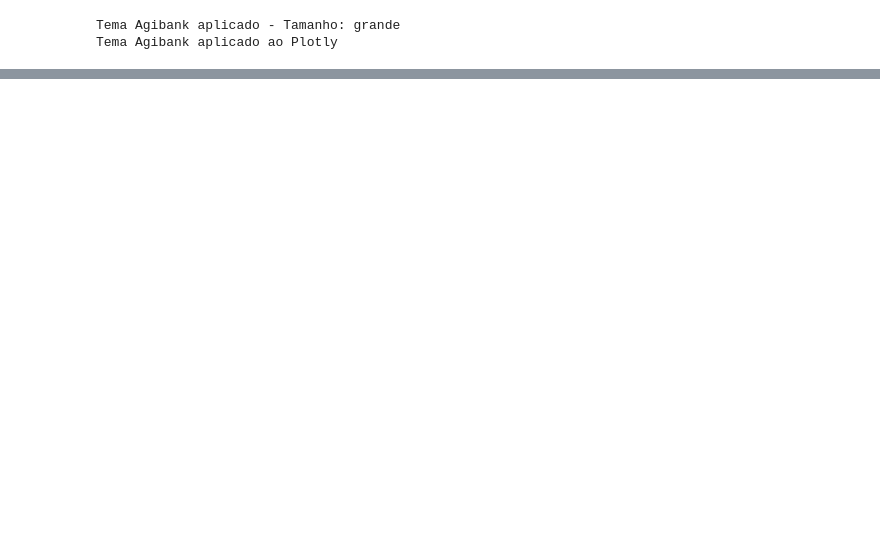
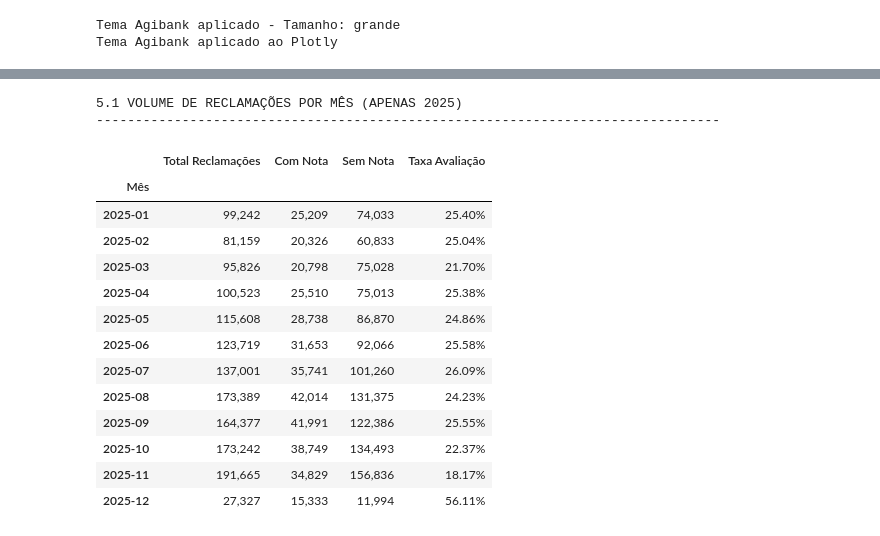
Before and after one commit to afloradda/projeto_mediacao_bancaria, a Jupyter notebook: analises/silver/notebooks_silver/03_analises_terciarias.ipynb, the cells around one changed output, grey strips where cells are left out. Drawn from its saved outputs; the diff is of its cells as text; code cells hidden in the pictures; blank space fills up the shorter version.

```diff
--- a/analises/silver/notebooks_silver/03_analises_terciarias.ipynb
+++ b/analises/silver/notebooks_silver/03_analises_terciarias.ipynb
@@ -278,0 +1115,18 @@ FILTRAGEM DO SETOR FINANCEIRO
+# %%
+print("="*80)
+print("5. ANÁLISE TEMPORAL - VISÃO GERAL (2025)")
+print("="*80)
+
+# Preparar dados temporais
+df_financeiro_br['ano_mes'] = pd.to_datetime(df_financeiro_br[COL_DATA_BR], errors='coerce').dt.to_period('M')
+
+# Evolução mensal
+evolucao_mensal = df_financeiro_br.groupby('ano_mes').agg(
+    total_reclamacoes=(COL_NOTA_BR, 'count'),
+    com_nota=(COL_NOTA_BR, lambda x: x.notna().sum()),
+    taxa_avaliacao=(COL_NOTA_BR, lambda x: x.notna().sum() / len(x) * 100 if len(x) > 0 else 0)
+).round(2)
+
+print("\n5.1 VOLUME DE RECLAMAÇÕES POR MÊS")
+print("-"*80)
+print(evolucao_mensal)
@@ -278,0 +1235,62 @@ FILTRAGEM DO SETOR FINANCEIRO
+# %%
+# 2. FILTRAGEM E VISUALIZAÇÃO (APENAS 2025)
+
+print("\n5.1 VOLUME DE RECLAMAÇÕES POR MÊS (APENAS 2025)")
+print("-"*80)
+
+# 1. Criar Máscara Booleana para Filtrar 2024 (NumPy)
+# Extrai o ano das datas numpy e compara com 2025
+anos_dos_meses = meses_unicos.astype('datetime64[Y]').astype(int) + 1970
+mask_2025 = (anos_dos_meses == 2025)
+
+# 2. Aplicar Máscara em Todos os Arrays (Slicing Vetorizado)
+meses_2025 = meses_unicos[mask_2025]
+total_2025 = total_por_mes[mask_2025]
+com_nota_2025 = arr_com_nota[mask_2025]
+sem_nota_2025 = arr_sem_nota[mask_2025]
+taxa_2025 = arr_taxa[mask_2025]
+
+# 3. Montagem do DataFrame Final
+df_evolucao_2025 = pd.DataFrame({
+    'Mês': meses_2025.astype(str),
+    'Total Reclamações': total_2025,
+    'Com Nota': com_nota_2025,
+    'Sem Nota': sem_nota_2025,
+    'Taxa Avaliação': taxa_2025
+})
+
+# Configuração de índice
+df_evolucao_2025.set_index('Mês', inplace=True)
+
+# 4. Exibição Estilizada
+if not df_evolucao_2025.empty:
+    display(
+        df_evolucao_2025.style
+        .format({
+            'Total Reclamações': '{:,}',
+            'Com Nota': '{:,}',
+            'Sem Nota': '{:,}',
+            'Taxa Avaliação': '{:.2f}%'
+        })
+        .background_gradient(cmap='Blues', subset=['Total Reclamações'])
+        .bar(subset=['Taxa Avaliação'], color='#5fba7d', vmin=0, vmax=100)
+    )
+else:
+    print("⚠️ Nenhum dado encontrado para o ano de 2025.")
+# %% [output]
+5.1 VOLUME DE RECLAMAÇÕES POR MÊS (APENAS 2025)
+--------------------------------------------------------------------------------
+|  | Total Reclamações | Com Nota | Sem Nota | Taxa Avaliação |
+| Mês |  |  |  |  |
+| 2025-01 | 99,242 | 25,209 | 74,033 | 25.40% |
+| 2025-02 | 81,159 | 20,326 | 60,833 | 25.04% |
+| 2025-03 | 95,826 | 20,798 | 75,028 | 21.70% |
+| 2025-04 | 100,523 | 25,510 | 75,013 | 25.38% |
+| 2025-05 | 115,608 | 28,738 | 86,870 | 24.86% |
+| 2025-06 | 123,719 | 31,653 | 92,066 | 25.58% |
+| 2025-07 | 137,001 | 35,741 | 101,260 | 26.09% |
+| 2025-08 | 173,389 | 42,014 | 131,375 | 24.23% |
+| 2025-09 | 164,377 | 41,991 | 122,386 | 25.55% |
+| 2025-10 | 173,242 | 38,749 | 134,493 | 22.37% |
+| 2025-11 | 191,665 | 34,829 | 156,836 | 18.17% |
+| 2025-12 | 27,327 | 15,333 | 11,994 | 56.11% |
```
Also changed, not shown: parts of 35 cells of this notebook, 2 other files.
